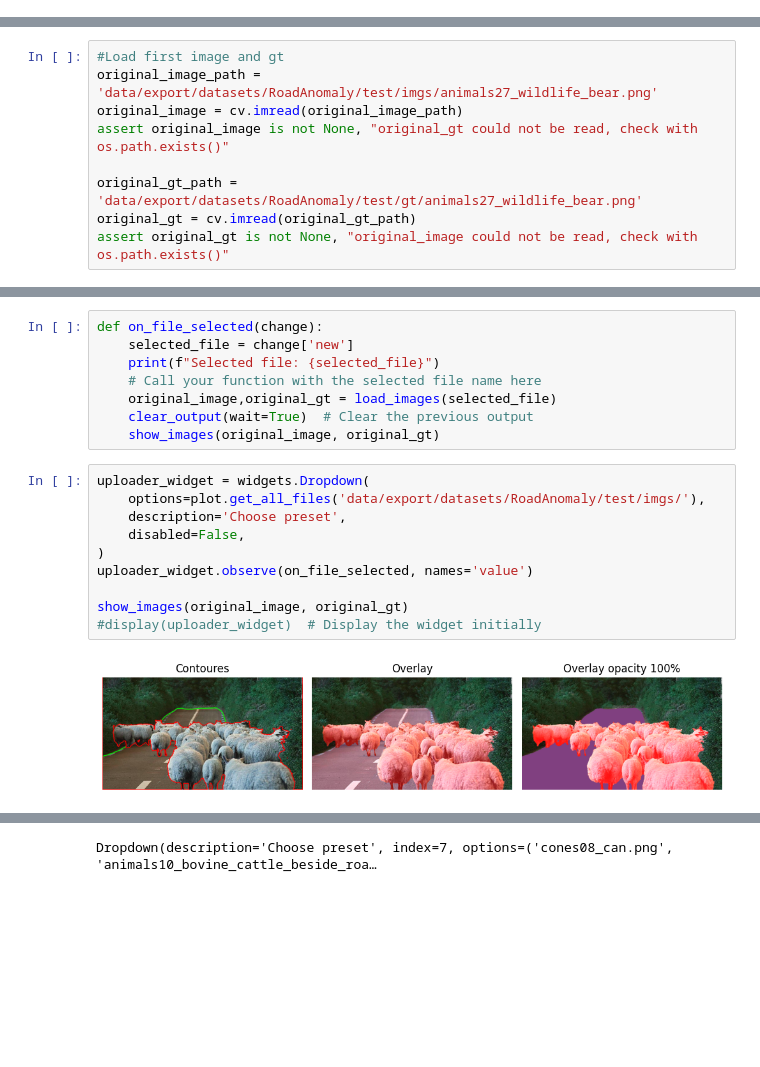
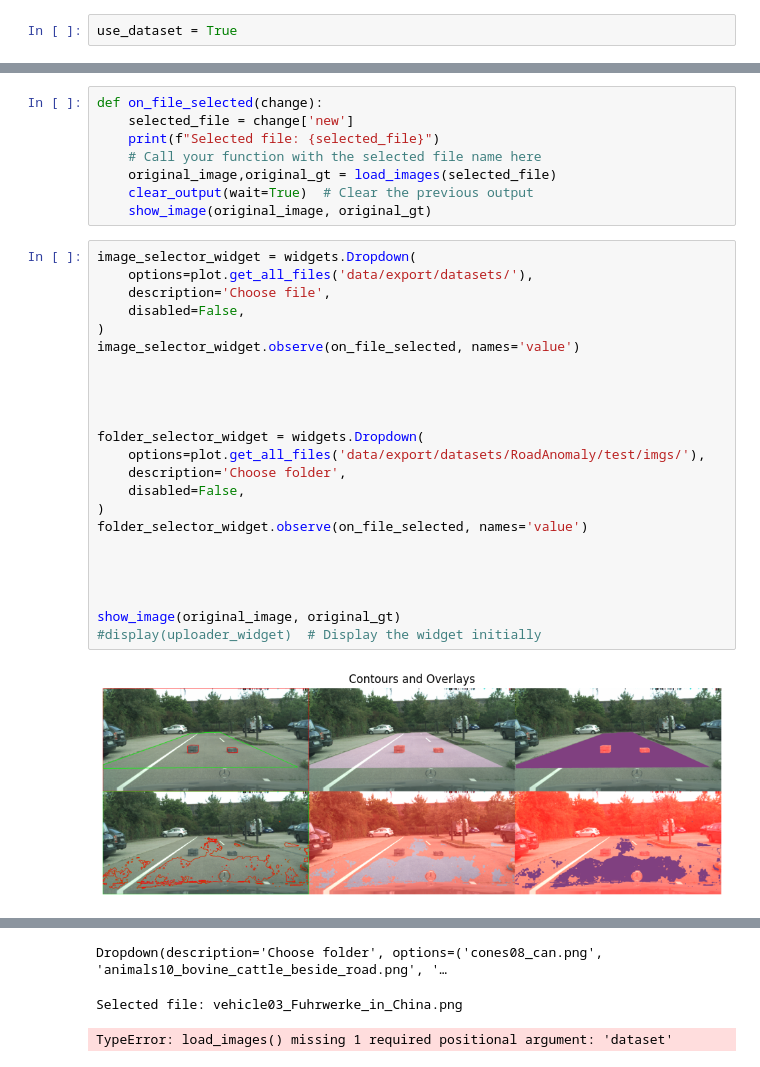
Before and after one commit to VitekKvitek/widgets-CVUT, a Jupyter notebook: image_vizualization.ipynb, the cells around one changed output, grey strips where cells are left out. Drawn from its saved outputs; the diff is of its cells as text; blank space fills up the shorter version.

Commit message:
working image visu. with dataset and result

```diff
--- a/image_vizualization.ipynb
+++ b/image_vizualization.ipynb
@@ -12 +18,3 @@ import plot
+# %%
+use_dataset = True
 # %%
@@ -25,11 +46,2 @@ def load_images(filename):
-# %%
-#Load first image and gt
-original_image_path = 'data/export/datasets/RoadAnomaly/test/imgs/animals27_wildlife_bear.png'
-original_image = cv.imread(original_image_path)
-assert original_image is not None, "original_gt could not be read, check with os.path.exists()"
-
-original_gt_path = 'data/export/datasets/RoadAnomaly/test/gt/animals27_wildlife_bear.png'
-original_gt = cv.imread(original_gt_path)
-assert original_gt is not None, "original_image could not be read, check with os.path.exists()"
 # %%
 #Image preview
@@ -154,16 +107,29 @@ def on_file_selected(change):
     # Call your function with the selected file name here
     original_image,original_gt = load_images(selected_file)
     clear_output(wait=True)  # Clear the previous output
-    show_images(original_image, original_gt)
+    show_image(original_image, original_gt)
 # %%
-uploader_widget = widgets.Dropdown(
-    options=plot.get_all_files('data/export/datasets/RoadAnomaly/test/imgs/'),
-    description='Choose preset',
+image_selector_widget = widgets.Dropdown(
+    options=plot.get_all_files('data/export/datasets/'),
+    description='Choose file',
     disabled=False,
 )
-uploader_widget.observe(on_file_selected, names='value')
+image_selector_widget.observe(on_file_selected, names='value')
 
-show_images(original_image, original_gt)
+
+
+
+folder_selector_widget = widgets.Dropdown(
+    options=plot.get_all_files('data/export/datasets/RoadAnomaly/test/imgs/'),
+    description='Choose folder',
+    disabled=False,
+)
+folder_selector_widget.observe(on_file_selected, names='value')
+
+
+
+
+show_image(original_image, original_gt)
 #display(uploader_widget)  # Display the widget initially
 # %% [output]
-[figure, old version]
+[figure, new version]
@@ -170 +137,3 @@ show_images(original_image, original_gt)
-Dropdown(description='Choose preset', index=7, options=('cones08_can.png', 'animals10_bovine_cattle_beside_roa…
+Dropdown(description='Choose folder', options=('cones08_can.png', 'animals10_bovine_cattle_beside_road.png', '…
+Selected file: vehicle03_Fuhrwerke_in_China.png
+TypeError: load_images() missing 1 required positional argument: 'dataset'
```
Also changed, not shown: parts of 8 cells of this notebook, 1 other file.
